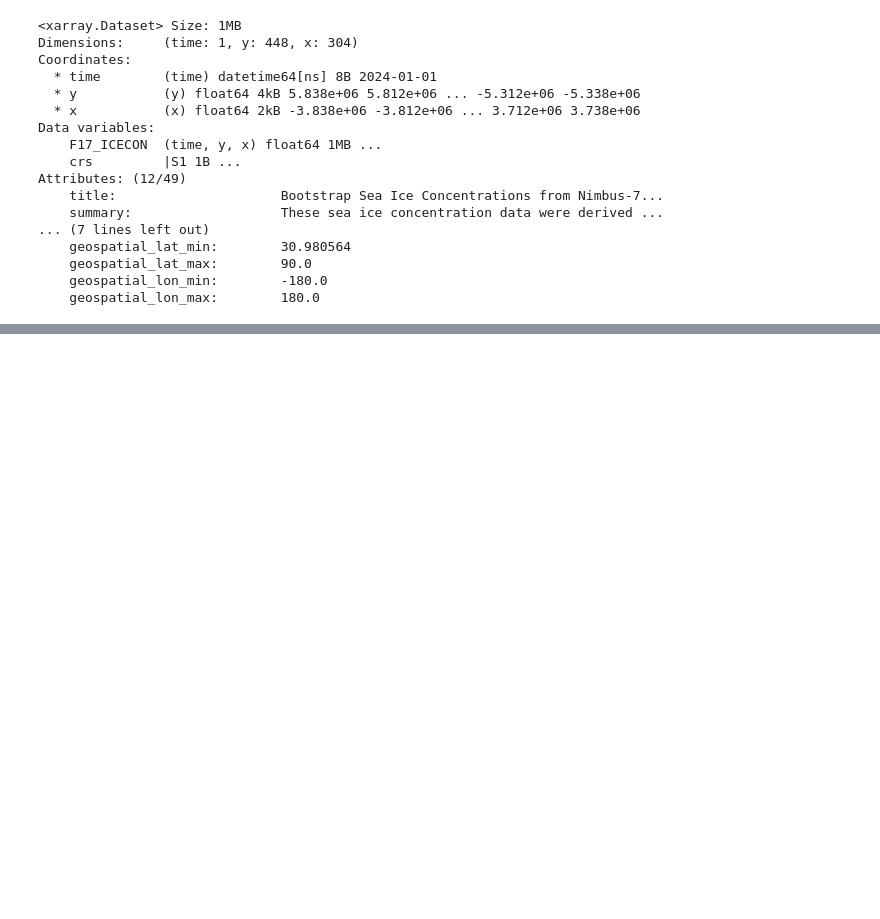
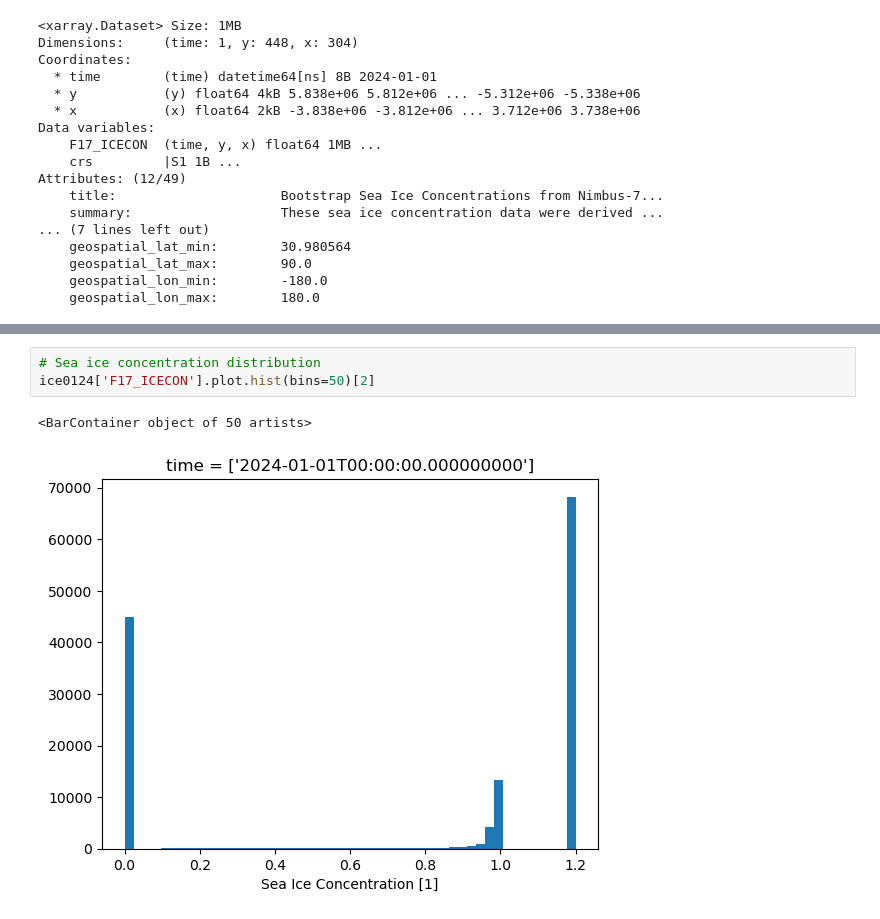
Before and after one commit to carmengg/code-for-genAI-demo, a Jupyter notebook: demo.ipynb, the cells around one changed output, grey strips where cells are left out. Drawn from its saved outputs; the diff is of its cells as text; blank space fills up the shorter version.

```diff
--- a/demo.ipynb
+++ b/demo.ipynb
@@ -101,0 +120,6 @@ What things are important for AI to understand the data you are working wihtout
+# %%
+# Sea ice concentration distribution
+ice0124['F17_ICECON'].plot.hist(bins=50)[2]
+# %% [output]
+<BarContainer object of 50 artists>
+[figure, added]
```
Also changed, not shown: parts of 17 cells of this notebook.
